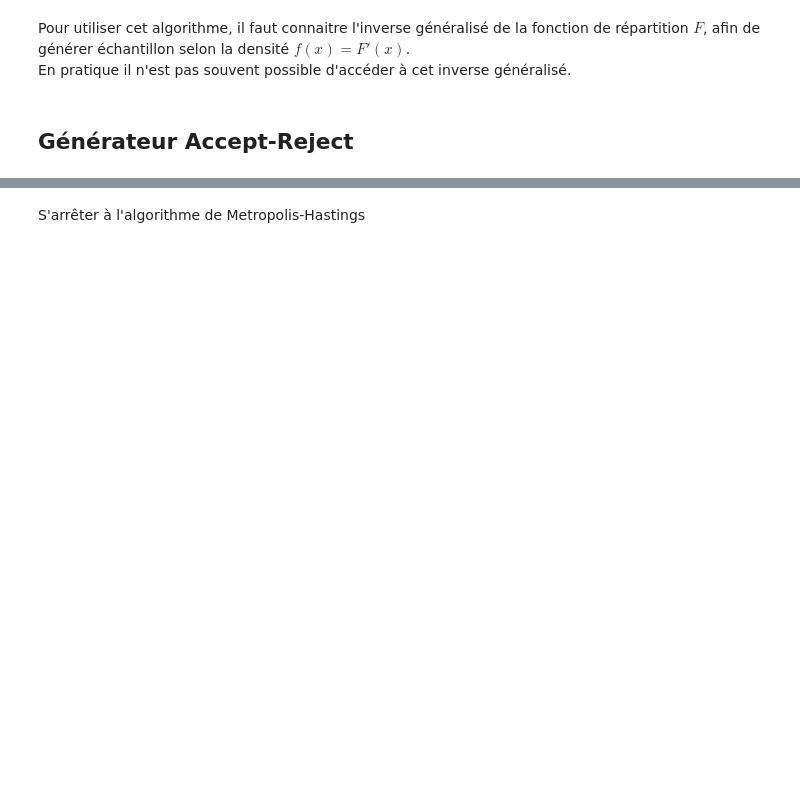
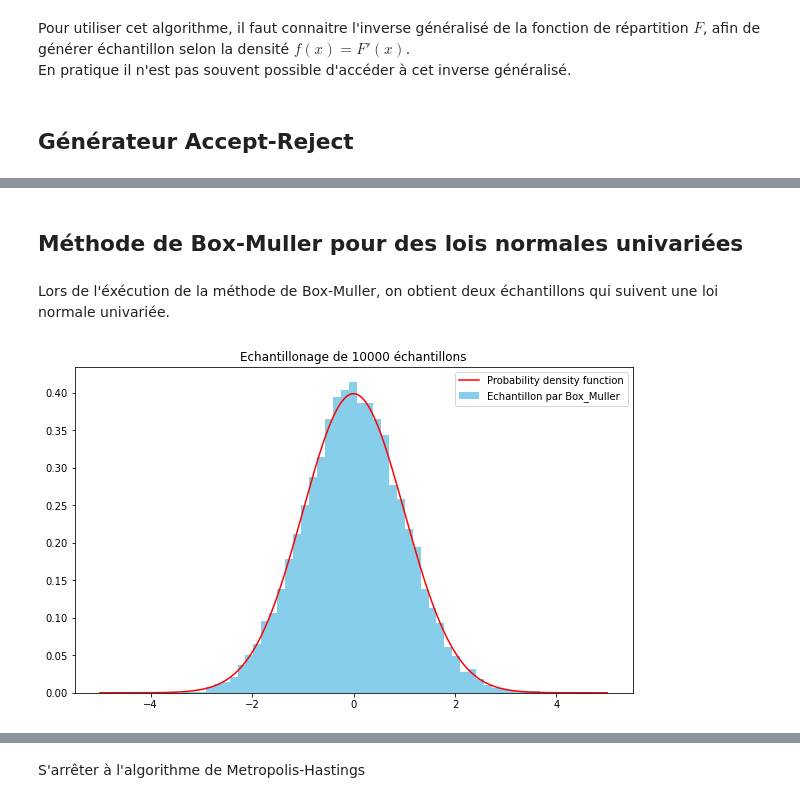
Before and after one commit to LoanSarazin/sdia-estimation, a Jupyter notebook: TP3/TP3_SARAZIN.ipynb, the cells around one changed output, grey strips where cells are left out. Drawn from its saved outputs; the diff is of its cells as text; code cells hidden in the pictures; blank space fills up the shorter version.

```diff
--- a/TP3/TP3_SARAZIN.ipynb
+++ b/TP3/TP3_SARAZIN.ipynb
@@ -79,10 +82,0 @@ X = np.zeros(shape=nbEchantillon)
-# %%
-k = 0
-for i in range(nbEchantillon) :
-    u = ss.uniform.rvs(loc=0, scale=1)
-    x = ss.cauchy.rvs(loc=0, scale=1)
-    while (ss.norm.pdf(x, loc=0, scale=1)/(M*ss.cauchy.pdf(x, loc=0, scale=1))) < u :
-        u = ss.uniform.rvs(loc=0, scale=1)
-        x = ss.cauchy.rvs(loc=0, scale=1)
-        k += 1
-    X[i] = x
@@ -105,0 +161,39 @@ plt.show()
+# %% [markdown]
+## Méthode de Box-Muller pour des lois normales univariées
+# %%
+def boxMuller(n) :
+    """Génère n échantillons à partir de la loi normale bivariée réduite
+
+    Args:
+        n (int): Sample size wanted
+
+    Returns:
+        array: Array of n samples
+    """
+
+    Z = []
+    for i in range(n) :
+        u1, u2 = ss.uniform.rvs(loc=0, scale=1, size=2)
+        R, V = -2*np.log(u1), 2*np.pi*u2
+        z1, z2 = np.sqrt(R)*np.cos(V), np.sqrt(R)*np.sin(V)
+        Z.append([z1, z2])
+    return(np.array(Z))
+# %% [markdown]
+Lors de l'éxécution de la méthode de Box-Muller, on obtient deux échantillons qui suivent une loi normale univariée.
+# %%
+nbEchantillon = 5000
+
+Z = boxMuller(nbEchantillon)
+# %%
+t = np.linspace(-5, 5, 1000)
+z = ss.norm.pdf(t, loc=0, scale=1)
+
+fig = plt.figure(figsize=(10, 6))
+ax1 = fig.add_subplot(111)
+ax1.hist(np.ravel(Z), bins=50, color="skyblue", density=True, label='Echantillon par Box_Muller')
+ax1.plot(t, z, color='r', label='Probability density function')
+ax1.legend()
+ax1.set_title(f"Echantillonage de {2*nbEchantillon} échantillons")
+plt.show()
+# %% [output]
+[figure, added]
```
Also changed, not shown: parts of 12 cells of this notebook.
